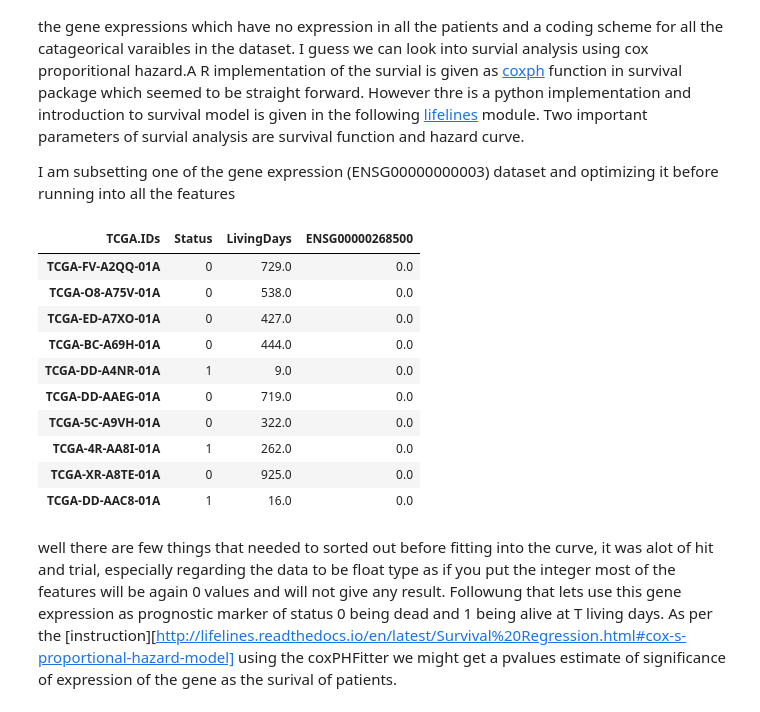
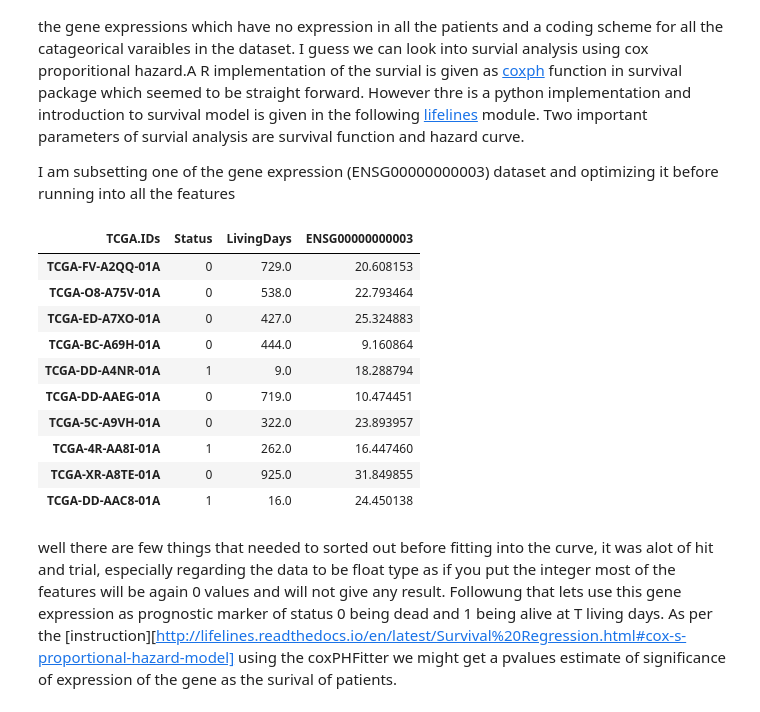
Before and after one commit to sailepradh/prj_algo_bioinfo, a Jupyter notebook: notebook/TCGA_project.ipynb, the cells around one changed output. Drawn from its saved outputs; the diff is of its cells as text; code cells hidden in the pictures.

```diff
--- a/notebook/TCGA_project.ipynb
+++ b/notebook/TCGA_project.ipynb
@@ -167,24 +188,24 @@ I am subsetting one of the gene expression (ENSG00000000003) dataset and optimiz
 # %%
 ## Now since we have all the data in python, we can further explore using python survival implmentation. For this, lets
 ## first work out with one feature of gene. We would like our dataset to have the normal n X features
 
-feature  = surv_all.loc[["Status","LivingDays","ENSG00000268500"], :].T.replace(encoders).copy()
+feature  = surv_all.loc[["Status","LivingDays","ENSG00000000003"], :].T.replace(encoders).copy()
 feature.dtypes
 feature['LivingDays'] = feature['LivingDays'].astype('float64')
-feature["ENSG00000268500"] = feature['ENSG00000268500'].astype('float64')
+feature["ENSG00000000003"] = feature['ENSG00000000003'].astype('float64')
 feature.head(10)
 # %% [output]
-| TCGA.IDs | Status | LivingDays | ENSG00000268500 |
-| TCGA-FV-A2QQ-01A | 0 | 729.0 | 0.0 |
-| TCGA-O8-A75V-01A | 0 | 538.0 | 0.0 |
-| TCGA-ED-A7XO-01A | 0 | 427.0 | 0.0 |
-| TCGA-BC-A69H-01A | 0 | 444.0 | 0.0 |
-| TCGA-DD-A4NR-01A | 1 | 9.0 | 0.0 |
-| TCGA-DD-AAEG-01A | 0 | 719.0 | 0.0 |
-| TCGA-5C-A9VH-01A | 0 | 322.0 | 0.0 |
-| TCGA-4R-AA8I-01A | 1 | 262.0 | 0.0 |
-| TCGA-XR-A8TE-01A | 0 | 925.0 | 0.0 |
-| TCGA-DD-AAC8-01A | 1 | 16.0 | 0.0 |
+| TCGA.IDs | Status | LivingDays | ENSG00000000003 |
+| TCGA-FV-A2QQ-01A | 0 | 729.0 | 20.608153 |
+| TCGA-O8-A75V-01A | 0 | 538.0 | 22.793464 |
+| TCGA-ED-A7XO-01A | 0 | 427.0 | 25.324883 |
+| TCGA-BC-A69H-01A | 0 | 444.0 | 9.160864 |
+| TCGA-DD-A4NR-01A | 1 | 9.0 | 18.288794 |
+| TCGA-DD-AAEG-01A | 0 | 719.0 | 10.474451 |
+| TCGA-5C-A9VH-01A | 0 | 322.0 | 23.893957 |
+| TCGA-4R-AA8I-01A | 1 | 262.0 | 16.447460 |
+| TCGA-XR-A8TE-01A | 0 | 925.0 | 31.849855 |
+| TCGA-DD-AAC8-01A | 1 | 16.0 | 24.450138 |
 # %% [markdown]
 well there are few things that needed to sorted out before fitting into the curve, it was alot of hit and trial, especially regarding the data to be float type as if you put the integer most of the features will be again 0 values and will not give any result. Followung that lets use this gene expression as prognostic marker of status 0 being dead and 1 being alive at T living days.  As per the [instruction][http://lifelines.readthedocs.io/en/latest/Survival%20Regression.html#cox-s-proportional-hazard-model] using the coxPHFitter we might get a pvalues estimate of significance of expression of the gene as the surival of patients.
 # %%
```
Also changed, not shown: parts of 14 cells of this notebook, 15 other files.
